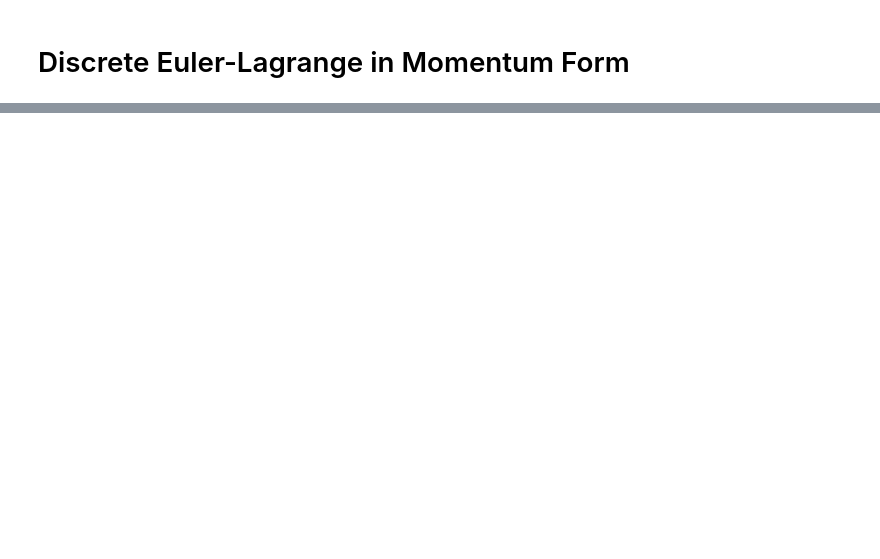
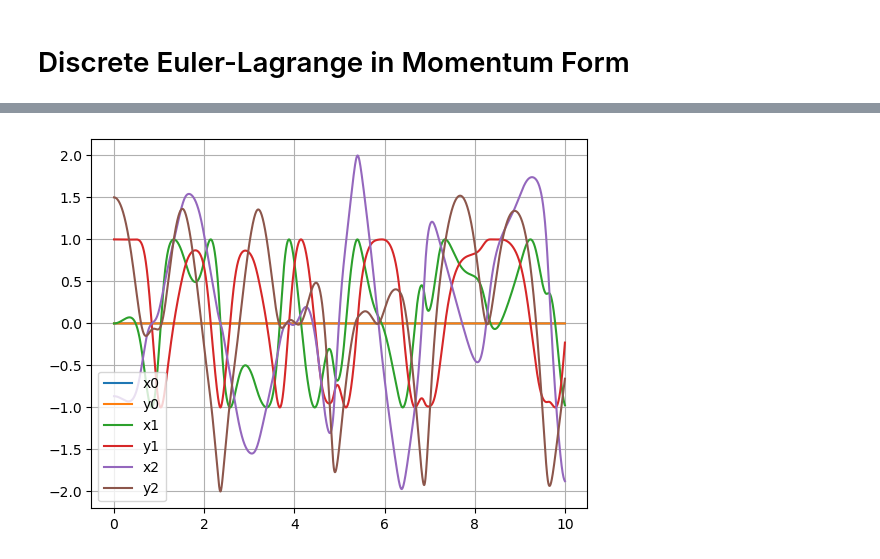
Before and after one commit to simeon-ned/varitop, a Jupyter notebook: examples/00_variational_integration.ipynb, the cells around one changed output, grey strips where cells are left out. Cells and saved outputs as stored; diff of their text form; code cells hidden in the pictures; blank space fills up the shorter version.

Commit message:
feat: delm

```diff
--- a/examples/00_variational_integration.ipynb
+++ b/examples/00_variational_integration.ipynb
@@ -133,2 +135,4 @@ plt.show()
 # %% [markdown]
 # Discrete Euler-Lagrange in Momentum Form
+# %%
+momentum = cs.Function("p", [v], [cs.jacobian(kinetic_energy(v), v)])
@@ -134,0 +141,5 @@ plt.show()
+# %%
+p_residual, p_next = problem.get_delm_residual()
+# %%
+rf = cs.rootfinder("rf", "fast_newton", p_residual)
+display(rf)
@@ -134,0 +190,14 @@ plt.show()
+# %%
+# plot how coordinates change over time
+plt.plot(ts, q_sol[:, 0], label="x0")
+plt.plot(ts, q_sol[:, 1], label="y0")
+plt.plot(ts, q_sol[:, 2], label="x1")
+plt.plot(ts, q_sol[:, 3], label="y1")
+plt.plot(ts, q_sol[:, 4], label="x2")
+plt.plot(ts, q_sol[:, 5], label="y2")
+plt.legend()
+plt.grid()
+
+plt.show()
+# %% [output]
+[figure, added]
```
Also changed, not shown: parts of 13 cells of this notebook.
